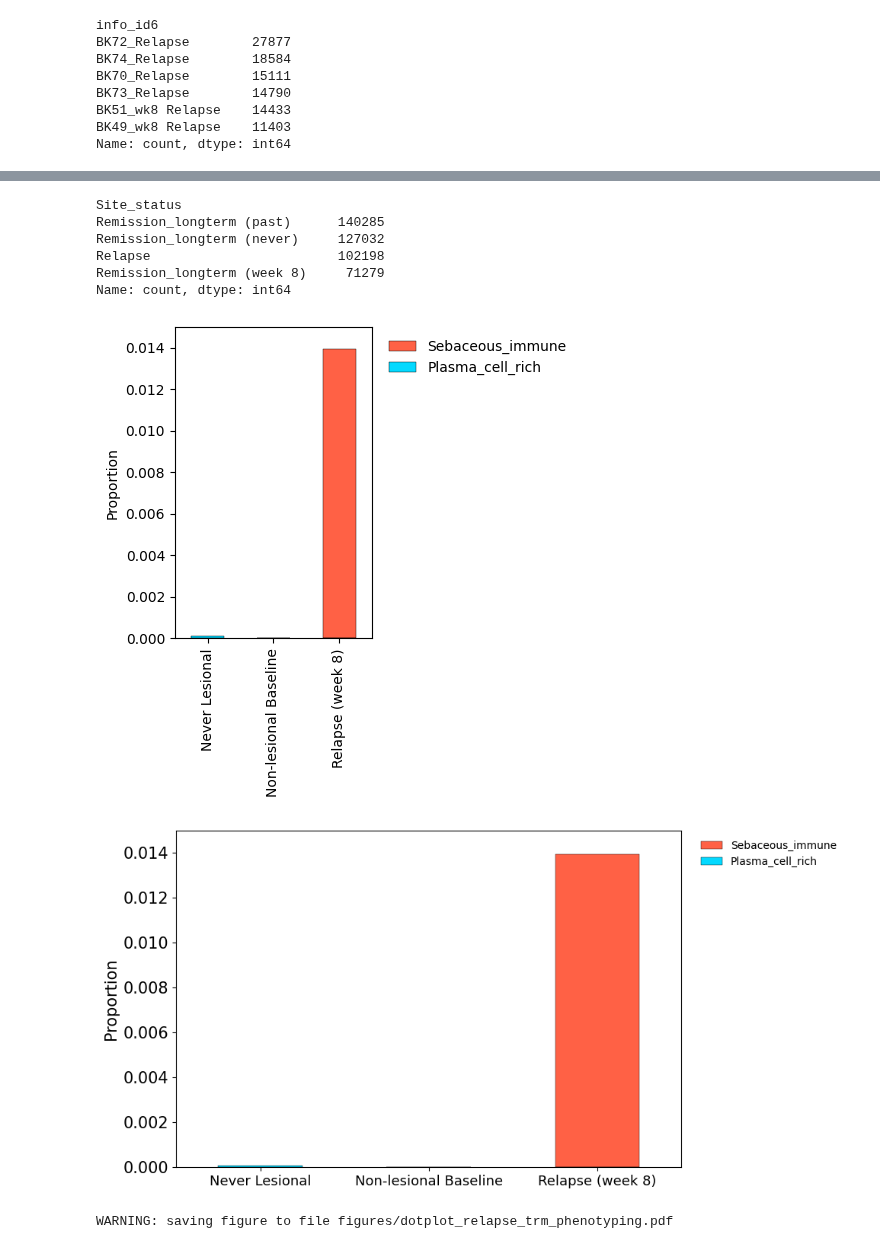
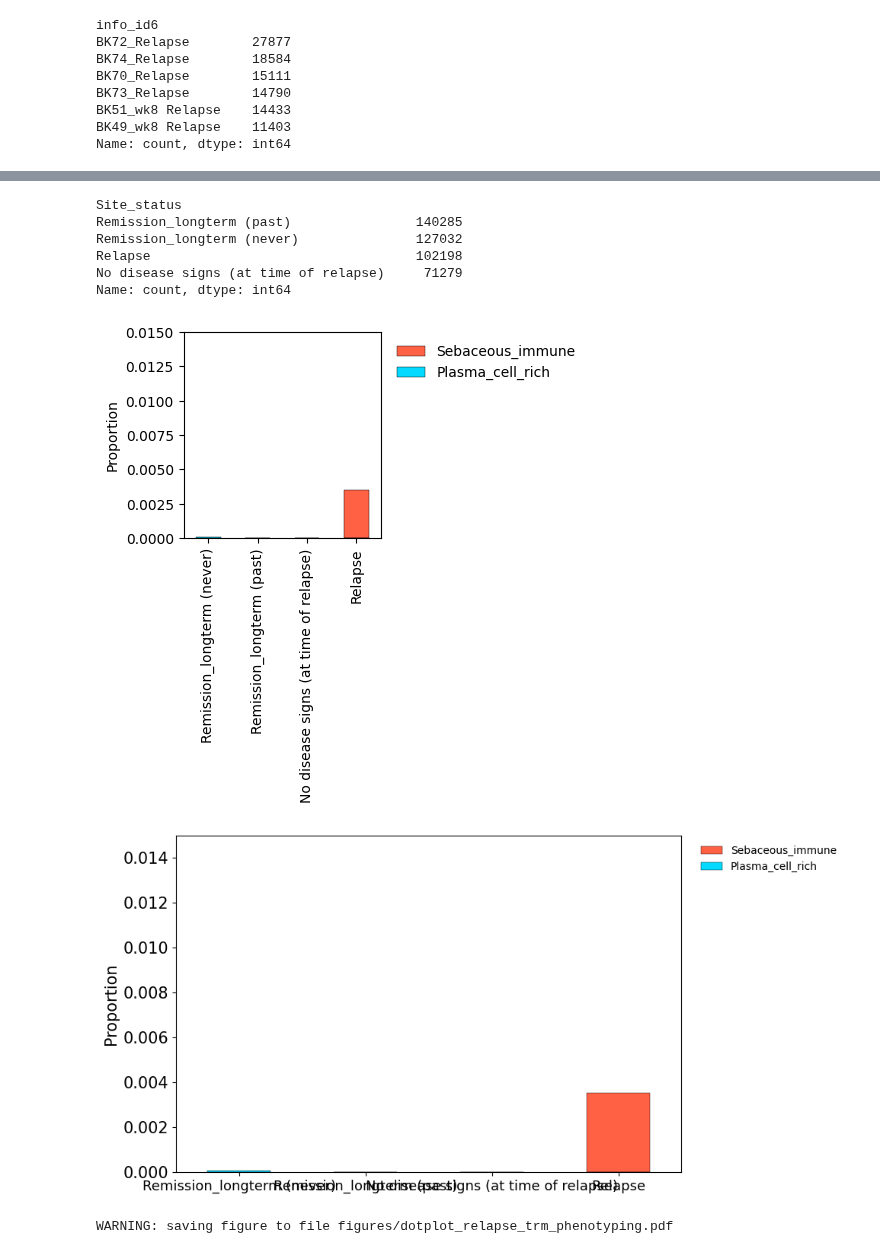
Before and after one commit to haniffalab/spatial_skin_atlas, a Jupyter notebook: figs/revision/e10h_niche_proportion_by_time.ipynb, the cells around one changed output, grey strips where cells are left out. Cells and saved outputs as stored; diff of their text form; code cells hidden in the pictures.

```diff
--- a/figs/revision/e10h_niche_proportion_by_time.ipynb
+++ b/figs/revision/e10h_niche_proportion_by_time.ipynb
@@ -17,12 +17,7 @@ warnings.simplefilter("ignore", category=UserWarning)
 
 warnings.simplefilter("ignore", category=FutureWarning)
 # %%
-#PATH = '/nfs/team298/ls34/adult_skin/final_adatas/adata_combined_new.h5ad.final.filtered'
-#PATH ='/nfs/team298/ls34/adult_skin/final_adatas/adata_combined_new.h5ad.final.filtered.addrelapse'
-
-
 PATH = '/nfs/team298/ls34/adult_skin/final_adatas/adata_combined_inc_relapse_webportal.h5ad'
-
 adata=sc.read_h5ad(PATH)
-
-adata.obs.dataset_id.value_counts()
+adata = adata[adata.obs["tech"]=="xenium"]
+adata=adata[adata.obs["all_vs_core"]=="relapse"].copy()
@@ -47,3 +23,0 @@ Name: count, dtype: int64
-# %%
-# exclude transitioning treatment
-adata = adata[adata.obs['Sanger patient ID']!="BK21"]
@@ -145,2 +34,0 @@ Name: count, dtype: int64
-# %%
-adata = adata[adata.obs["tech"]=="xenium"].copy()
@@ -381,10 +158,0 @@ Name: count, dtype: int64
-# %%
-
-adata_i.obs["Site_status"].value_counts()
-# %% [output]
-Site_status
-Remission_longterm (past)      140285
-Remission_longterm (never)     127032
-Relapse                        102198
-Remission_longterm (week 8)     71279
-Name: count, dtype: int64
@@ -489,21 +159,33 @@ adata_i.obs["Timepoint"]=adata_i.obs["Timepoint"].map(RENAME).fillna(adata_i.obs
+# %%
+adata_i=adata
+adata_i.obs["Site_status"].value_counts()
+# %% [output]
+Site_status
+Remission_longterm (past)                140285
+Remission_longterm (never)               127032
+Relapse                                  102198
+No disease signs (at time of relapse)     71279
+Name: count, dtype: int64
 # %%
-import pandas as pd
-import matplotlib.pyplot as plt
-
 # Copy obs
 obs = adata_i.obs.copy()
 
 # Ensure categorical
-obs["Timepoint"] = obs["Timepoint"].astype("category")
+obs["Site_status"] = obs["Site_status"].astype("category")
 obs["niche19"] = obs["niche19"].astype("category")
 
 NICHES = ["Sebaceous_immune", "Plasma_cell_rich"]
 
 # Desired x-axis order
-ORDER = ["Never Lesional", "Non-lesional Baseline", "Relapse (week 8)"]
+ORDER = ["Remission_longterm (never)", "Remission_longterm (past)", "No disease signs (at time of relapse)", "Relapse"]
+
+#["Never Lesional", "Non-lesional Baseline", "Relapse (week 8)"]
+
+
+
 
 # Full contingency table
-ct_all = pd.crosstab(obs["Timepoint"], obs["niche19"])
+ct_all = pd.crosstab(obs["Site_status"], obs["niche19"])
 
 # Reorder rows
 ct_all = ct_all.reindex(ORDER)
@@ -523,34 +205,34 @@ fig, ax = plt.subplots(figsize=(5, 5))
 ct_prop.plot(
     kind="bar",
     stacked=True,
     ax=ax,
     color=colors,
     edgecolor="black",
     linewidth=0.3
 )
 
 # ---------------------------
 # Formatting fixes
 # ---------------------------
 
 ax.set_ylim(0, 0.015)           # (1)
 ax.set_ylabel("Proportion")    # (2)
 ax.set_xlabel("")              # (6)
 
 ax.legend(
     frameon=False,             # (5)
     bbox_to_anchor=(1.02, 1),  # (4)
     loc="upper left"
 )
 
 ax.set_title("")
 
 
 plt.tight_layout()
 fig.savefig("SUPPLEMENTARY_niches_relapse_hidden.pdf", dpi=300, bbox_inches="tight")
 plt.show()
 # %% [output]
-[figure, old version]
+[figure, new version]
 # %%
 import pandas as pd
 import matplotlib.pyplot as plt
@@ -559,16 +241,15 @@ import matplotlib.pyplot as plt
 obs = adata_i.obs.copy()
 
 # Ensure categorical
-obs["Timepoint"] = obs["Timepoint"].astype("category")
+obs["Site_status"] = obs["Site_status"].astype("category")
 obs["niche19"] = obs["niche19"].astype("category")
 
 NICHES = ["Sebaceous_immune", "Plasma_cell_rich"]
 
 # Desired x-axis order
-ORDER = ["Never Lesional", "Non-lesional Baseline", "Relapse (week 8)"]
 
 # Full contingency table
-ct_all = pd.crosstab(obs["Timepoint"], obs["niche19"])
+ct_all = pd.crosstab(obs["Site_status"], obs["niche19"])
 
 # Reorder rows
 ct_all = ct_all.reindex(ORDER)
@@ -618,4 +299,4 @@ plt.tight_layout()
 fig.savefig("SUPPLEMENTARY_niches_relapse_hidden_v2.pdf", dpi=300, bbox_inches="tight")
 plt.show()
 # %% [output]
-[figure, old version]
+[figure, new version]
```
Also changed, not shown: parts of 45 cells of this notebook, 30 other files.
